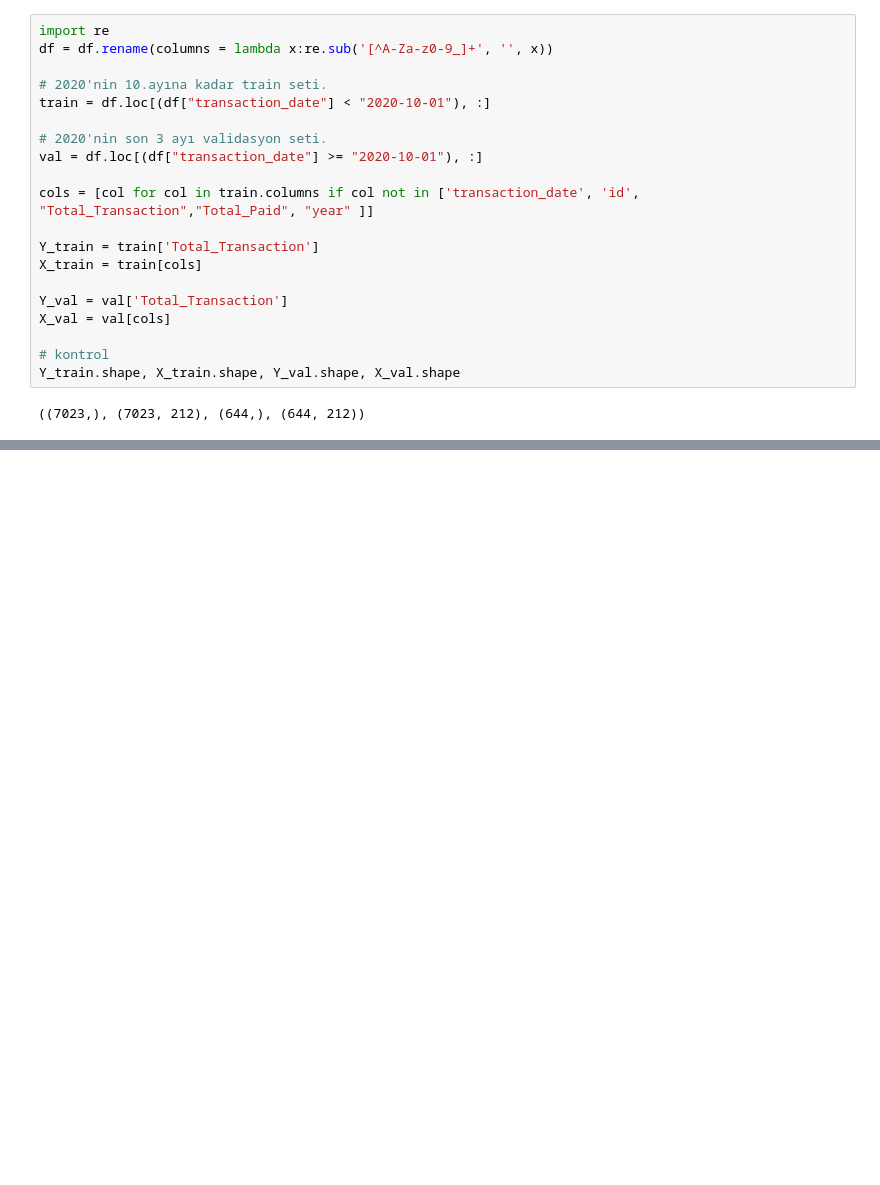
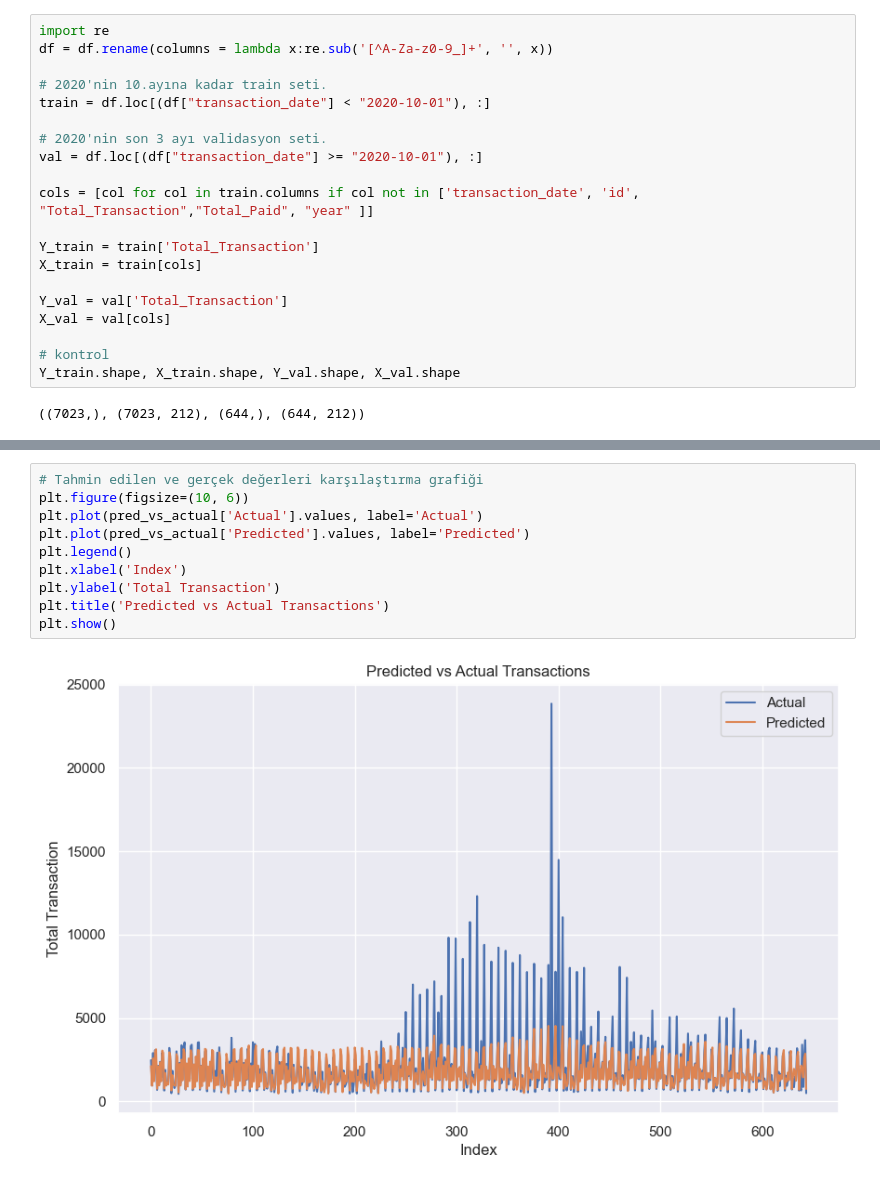
Before and after one commit to emredeveloper/iyzico-timeseries, a Jupyter notebook: project_iyziko.ipynb, the cells around one changed output, grey strips where cells are left out. Drawn from its saved outputs; the diff is of its cells as text; blank space fills up the shorter version.

```diff
--- a/project_iyziko.ipynb
+++ b/project_iyziko.ipynb
@@ -328,0 +373,12 @@ Gürültü Eklenmiş Veri Kümesi:
+# %%
+# Tahmin edilen ve gerçek değerleri karşılaştırma grafiği
+plt.figure(figsize=(10, 6))
+plt.plot(pred_vs_actual['Actual'].values, label='Actual')
+plt.plot(pred_vs_actual['Predicted'].values, label='Predicted')
+plt.legend()
+plt.xlabel('Index')
+plt.ylabel('Total Transaction')
+plt.title('Predicted vs Actual Transactions')
+plt.show()
+# %% [output]
+[figure, added]
```
Also changed, not shown: parts of 6 cells of this notebook.
